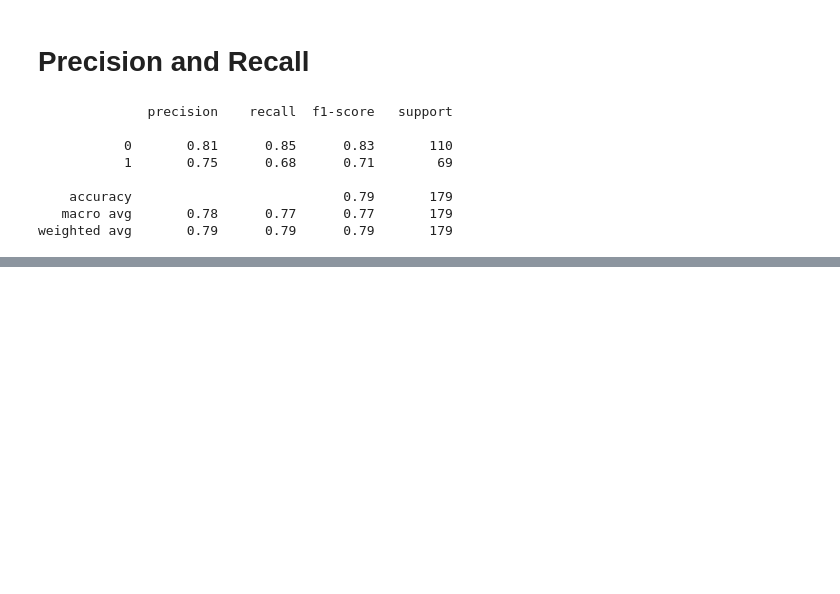
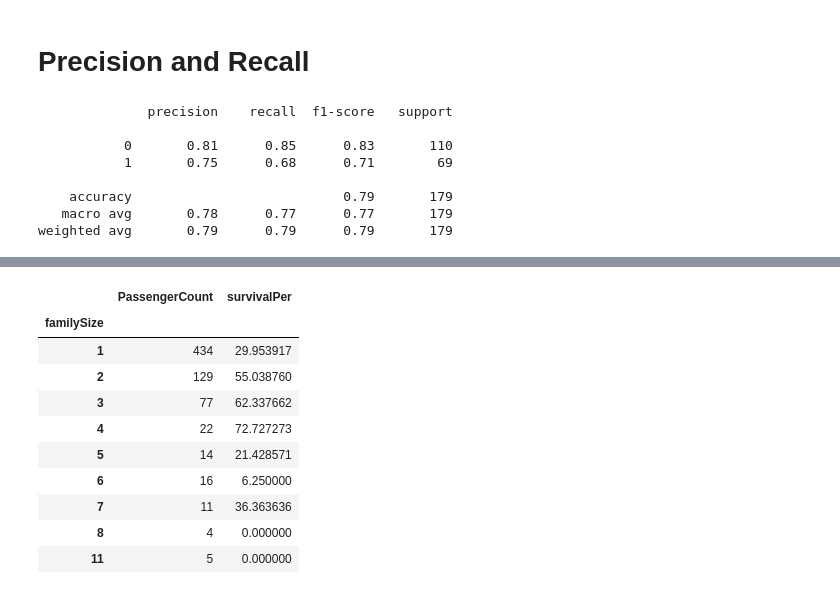
Before and after one commit to Terence135/titanic-data-science, a Jupyter notebook: Titanic_Learning_Journey.ipynb, the cells around one changed output, grey strips where cells are left out. Saved outputs shown, nothing was run; the diff lists cells and outputs as text; code cells hidden in the pictures; blank space fills up the shorter version.

```diff
--- a/Titanic_Learning_Journey.ipynb
+++ b/Titanic_Learning_Journey.ipynb
@@ -117,0 +178,4 @@ weighted avg       0.79      0.79      0.79       179
+# %%
+summary = (dfff.groupby('familySize').agg(PassengerCount=('PassengerId', 'size'),
+                               survivalPer=('Survived', 'mean')).assign(survivalPer= lambda x: x['survivalPer'] * 100)
+    .sort_values('familySize'))
@@ -117,0 +198,14 @@ weighted avg       0.79      0.79      0.79       179
+# %%
+summary
+# %% [output]
+|  | PassengerCount | survivalPer |
+| familySize |  |  |
+| 1 | 434 | 29.953917 |
+| 2 | 129 | 55.038760 |
+| 3 | 77 | 62.337662 |
+| 4 | 22 | 72.727273 |
+| 5 | 14 | 21.428571 |
+| 6 | 16 | 6.250000 |
+| 7 | 11 | 36.363636 |
+| 8 | 4 | 0.000000 |
+| 11 | 5 | 0.000000 |
```
Also changed, not shown: parts of 16 cells of this notebook, 1 other file.
